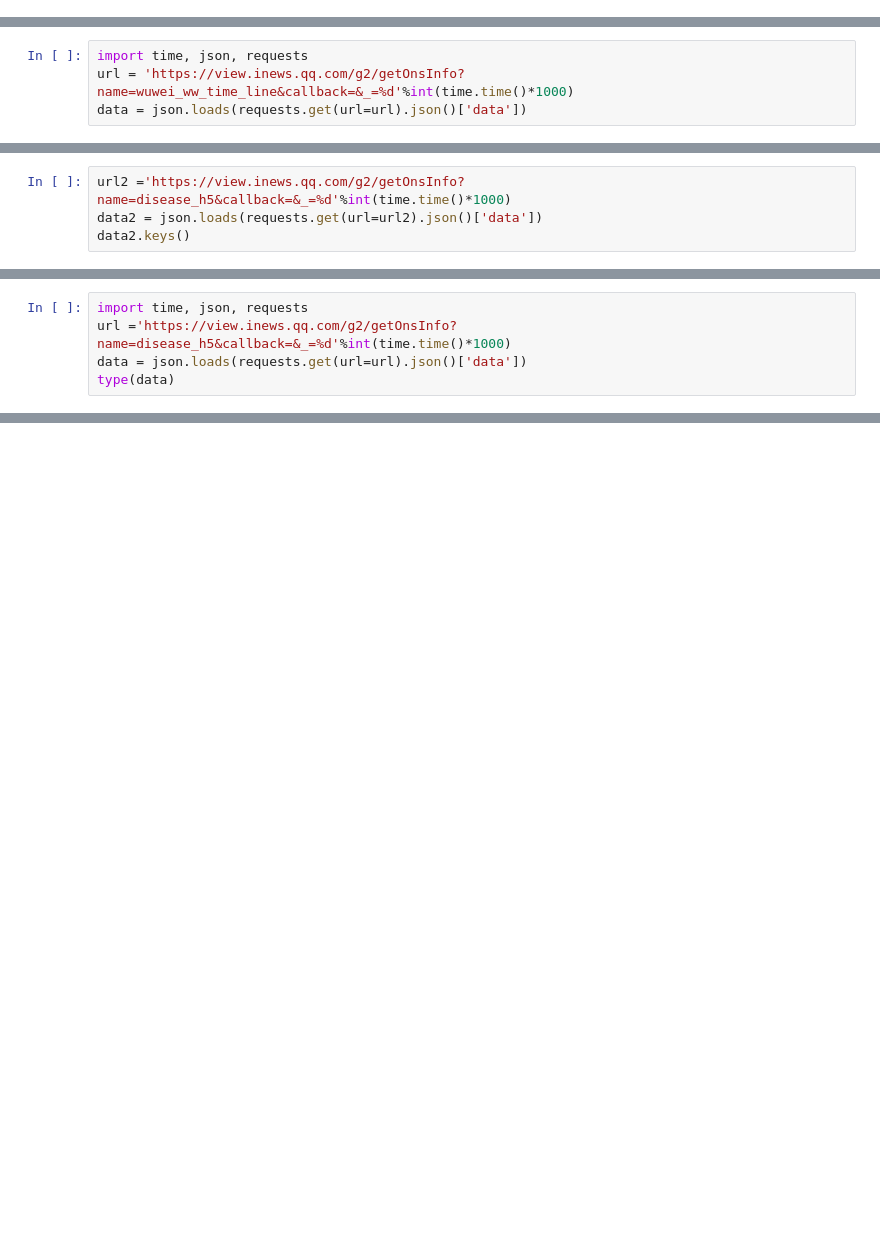
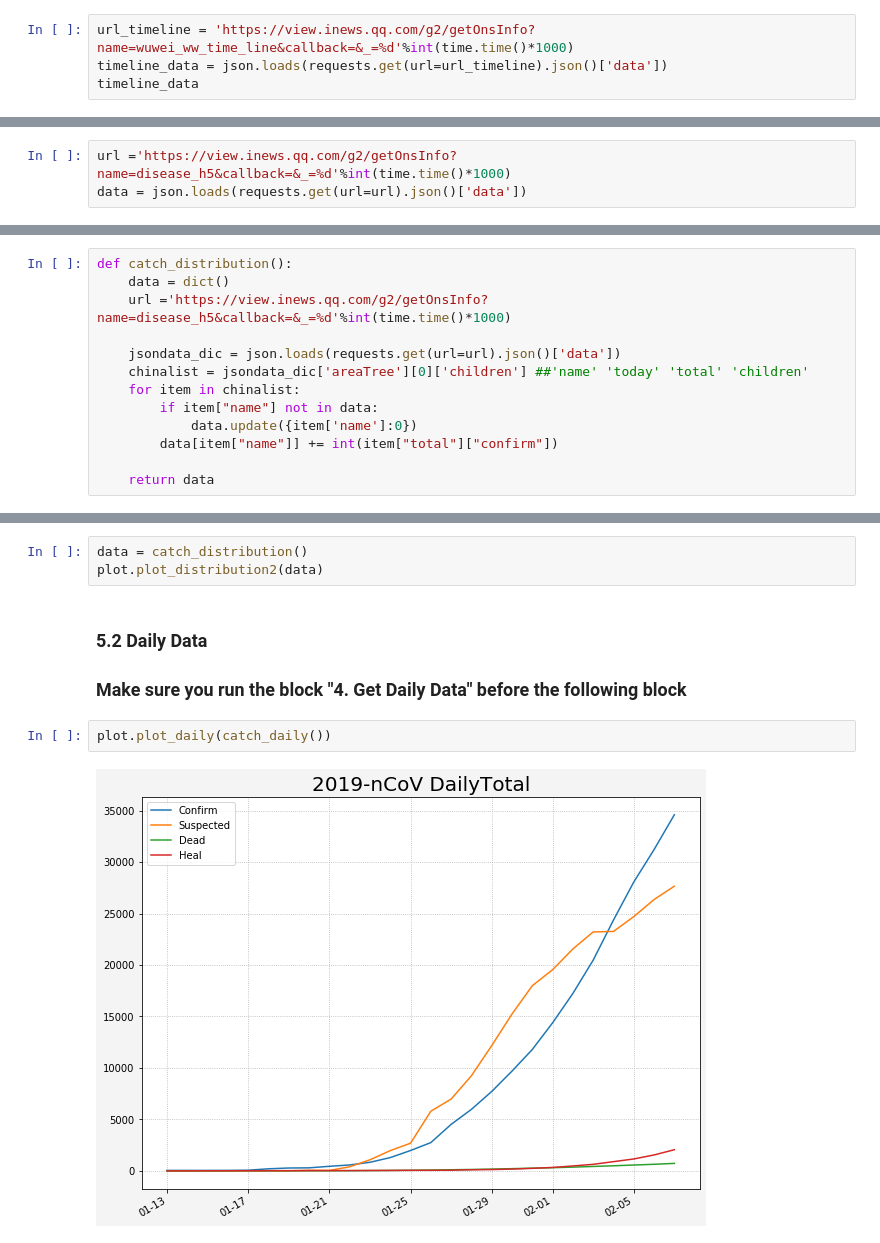
Before and after one commit to Django-Jiang/2019ncovDA, a Jupyter notebook: Crawler-DailyData/Crawler_DailyData.ipynb, the cells around one changed output, grey strips where cells are left out. Drawn from its saved outputs; the diff is of its cells as text; blank space fills up the shorter version.

```diff
--- a/Crawler-DailyData/Crawler_DailyData.ipynb
+++ b/Crawler-DailyData/Crawler_DailyData.ipynb
@@ -27,0 +29,4 @@ import matplotlib.dates as mdates
+# %%
+url_timeline = 'https://view.inews.qq.com/g2/getOnsInfo?name=wuwei_ww_time_line&callback=&_=%d'%int(time.time()*1000)
+timeline_data = json.loads(requests.get(url=url_timeline).json()['data'])
+timeline_data
@@ -28,4 +57,3 @@ import matplotlib.dates as mdates
 # %%
-import time, json, requests
-url = 'https://view.inews.qq.com/g2/getOnsInfo?name=wuwei_ww_time_line&callback=&_=%d'%int(time.time()*1000)
+url ='https://view.inews.qq.com/g2/getOnsInfo?name=disease_h5&callback=&_=%d'%int(time.time()*1000)
 data = json.loads(requests.get(url=url).json()['data'])
@@ -34,4 +67,13 @@ data[0]
 # %%
-url2 ='https://view.inews.qq.com/g2/getOnsInfo?name=disease_h5&callback=&_=%d'%int(time.time()*1000)
-data2 = json.loads(requests.get(url=url2).json()['data'])
-data2.keys()
+def catch_distribution():
+    data = dict()
+    url ='https://view.inews.qq.com/g2/getOnsInfo?name=disease_h5&callback=&_=%d'%int(time.time()*1000)
+
+    jsondata_dic = json.loads(requests.get(url=url).json()['data'])
+    chinalist = jsondata_dic['areaTree'][0]['children'] ##'name' 'today' 'total' 'children'
+    for item in chinalist:
+        if item["name"] not in data:
+            data.update({item['name']:0})
+        data[item["name"]] += int(item["total"]["confirm"])
+
+    return data
@@ -54,5 +79,0 @@ TypeError: string indices must be integers
-# %%
-import time, json, requests
-url ='https://view.inews.qq.com/g2/getOnsInfo?name=disease_h5&callback=&_=%d'%int(time.time()*1000)
-data = json.loads(requests.get(url=url).json()['data'])
-type(data)
@@ -213,0 +161,10 @@ plt.savefig("1.png")
+# %%
+data = catch_distribution()
+plot.plot_distribution2(data)
+# %% [markdown]
+### 5.2 Daily Data
+### Make sure you run the block "4. Get Daily Data" before the following block
+# %%
+plot.plot_daily(catch_daily())
+# %% [output]
+[figure, added]
```
Also changed, not shown: parts of 32 cells of this notebook, 31 other files.
